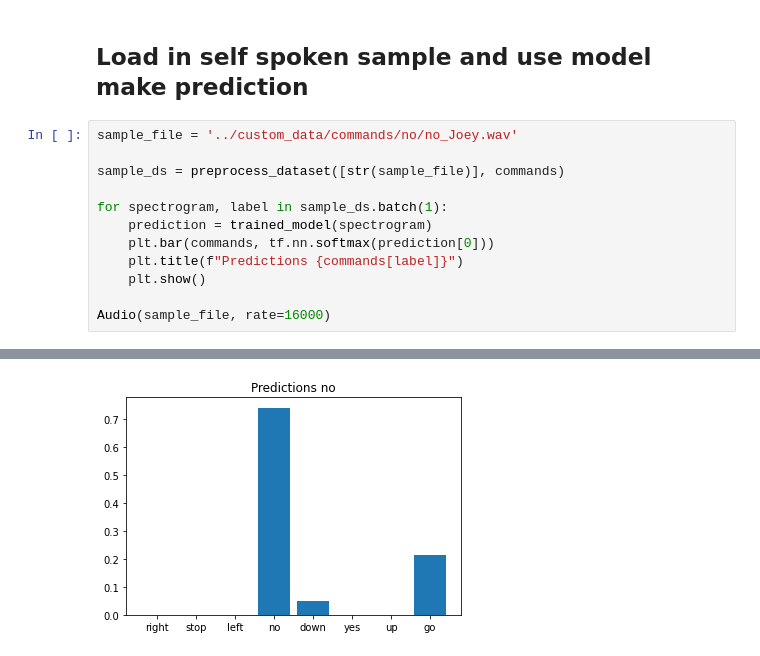
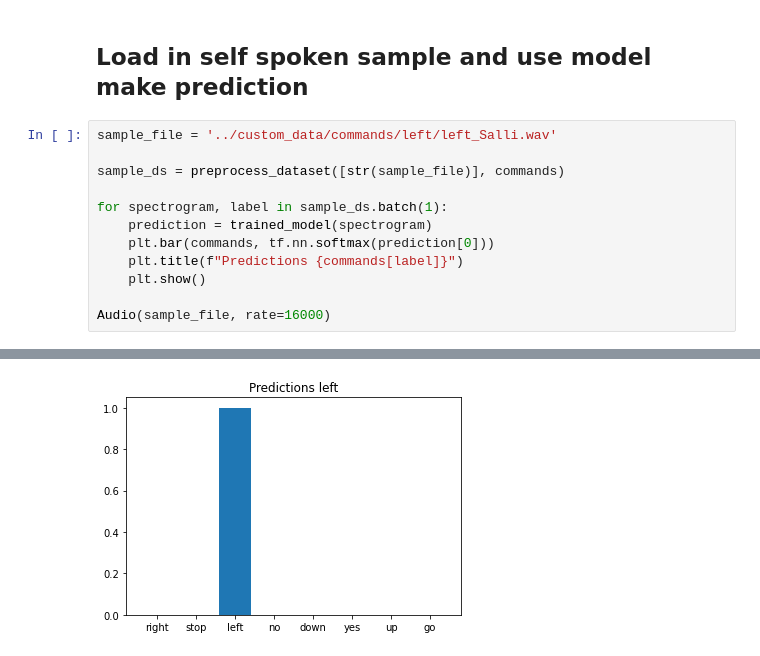
Before and after one commit to lo-b/basic_asr, a Jupyter notebook: src/manual_evaluation.sync.ipynb, the cells around one changed output, grey strips where cells are left out. Cells and saved outputs as stored; diff of their text form.

```diff
--- a/src/manual_evaluation.sync.ipynb
+++ b/src/manual_evaluation.sync.ipynb
@@ -55,7 +55,7 @@ _________________________________________________________________
 
 <h2>Load in self spoken sample and use model make prediction</h2>
 # %%
-sample_file = '../custom_data/commands/no/no_Joey.wav'
+sample_file = '../custom_data/commands/left/left_Salli.wav'
 
 sample_ds = preprocess_dataset([str(sample_file)], commands)
 
@@ -71,2 +70,2 @@ Audio(sample_file, rate=16000)
-[figure, old version]
+[figure, new version]
 [interactive output not drawn]
```
Also changed, not shown: parts of 2 cells of this notebook, 12 other files.
